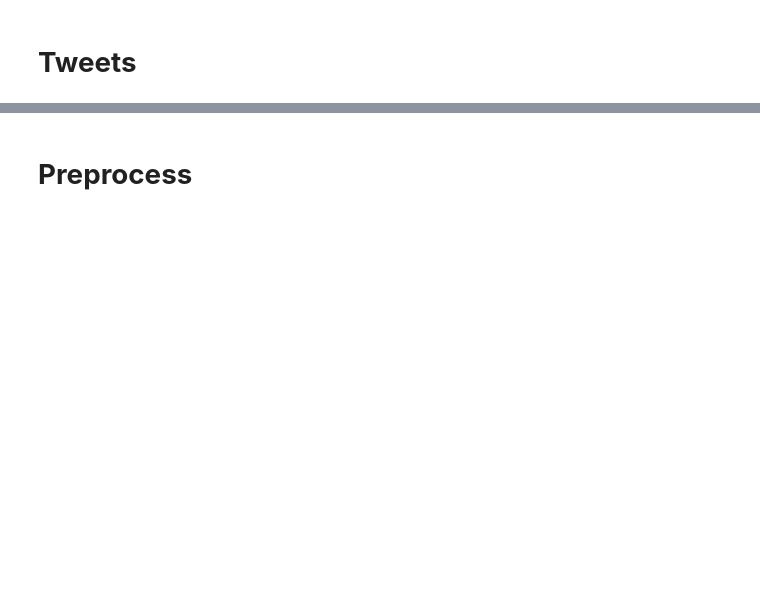
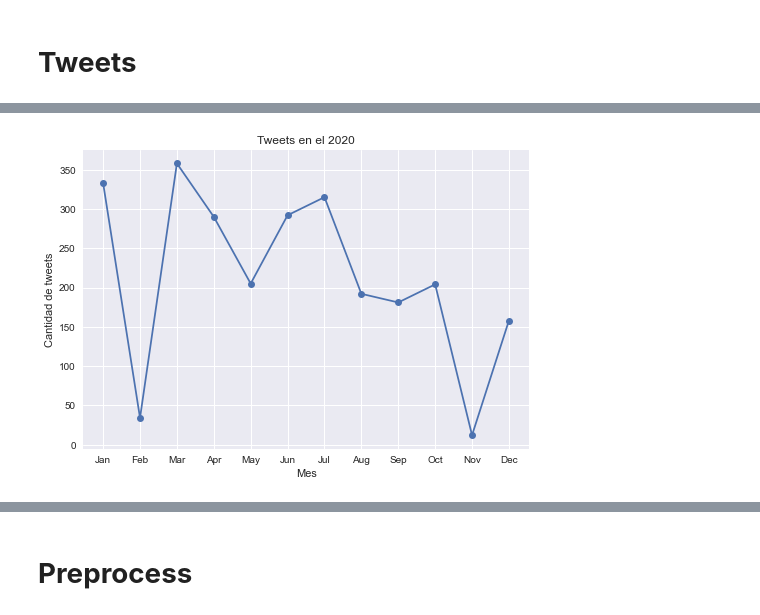
Before and after one commit to jignaciocastro8/data-project, a Jupyter notebook: LDA_boric_tweets.ipynb, the cells around one changed output, grey strips where cells are left out. Cells and saved outputs as stored; diff of their text form; code cells hidden in the pictures; blank space fills up the shorter version.

```diff
--- a/LDA_boric_tweets.ipynb
+++ b/LDA_boric_tweets.ipynb
@@ -118,0 +164,15 @@ preprocess_tweet(data.iloc[0]['tweet'])
+# %%
+# Agrupación y tweets por mes.
+
+per_month = data.groupby([data.index.year, data.index.month]).count()
+only_2020 = per_month.loc[2020]
+
+months = ['Jan', 'Feb', 'Mar', 'Apr', 'May', 'Jun', 'Jul', 'Aug', 'Sep', 'Oct', 'Nov', 'Dec']
+
+plt.plot(months, only_2020, '-o')
+plt.title('Tweets en el 2020')
+plt.xlabel('Mes')
+plt.ylabel('Cantidad de tweets')
+#plt.savefig('imgs/boric_tweet_2020.png')
+# %% [output]
+[figure, added]
```
Also changed, not shown: parts of 22 cells of this notebook, 29 other files.
